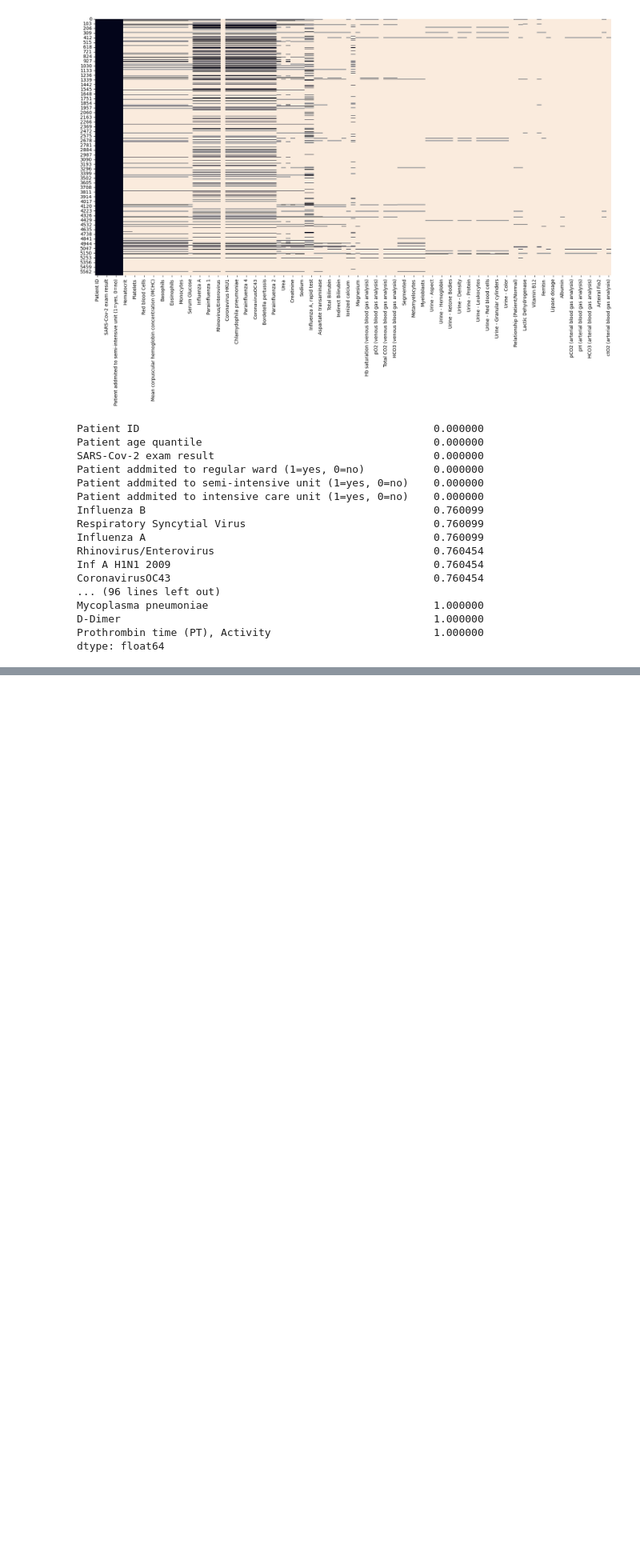
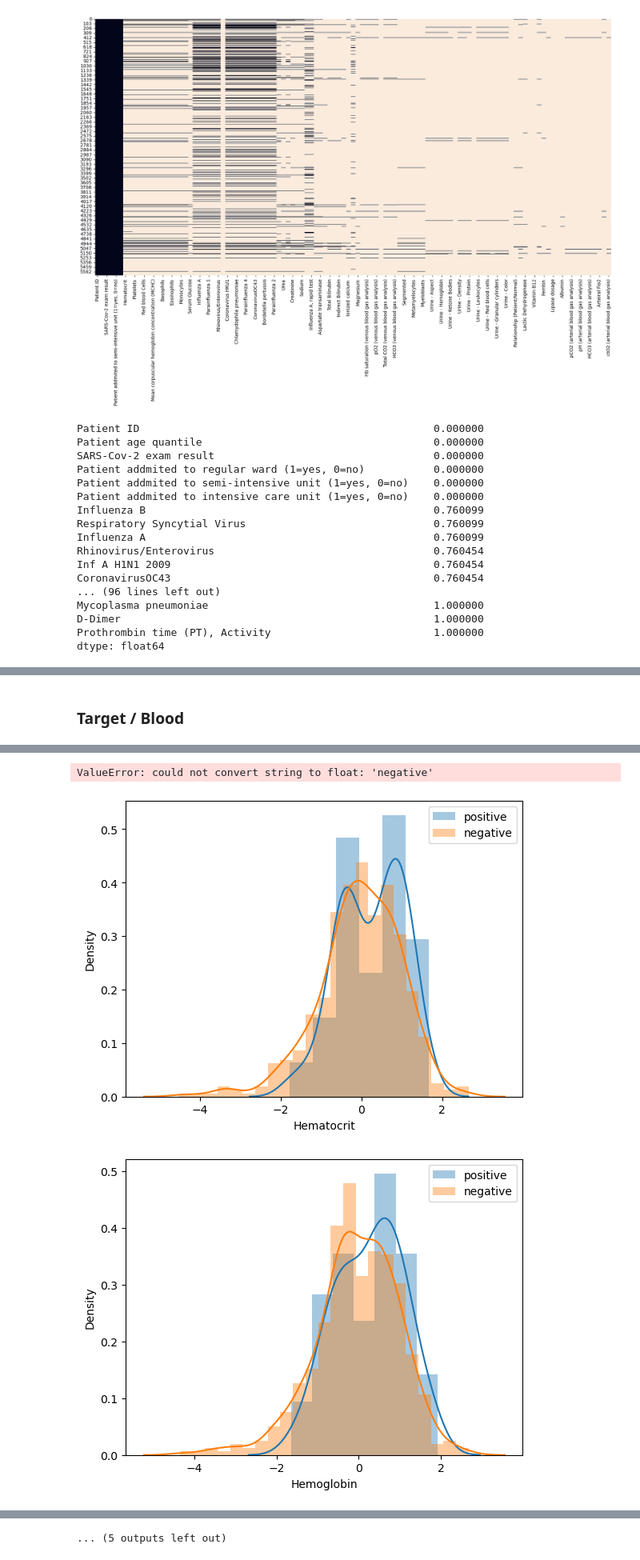
Before and after one commit to lebrislo/machine-learning-course, a Jupyter notebook: projet_covid.ipynb, the cells around one changed output, grey strips where cells are left out. Shown at 80% size. Saved outputs shown, nothing was run; the diff lists cells and outputs as text; code cells hidden in the pictures; blank space fills up the shorter version.

```diff
--- a/projet_covid.ipynb
+++ b/projet_covid.ipynb
@@ -74,0 +141,3 @@ dtype: float64
+# %%
+for col in dataset.select_dtypes('object'):
+    print(f'{col :-<50}, {dataset[col].unique()}')
@@ -74,0 +167,8 @@ dtype: float64
+# %%
+positive = dataset[dataset['SARS-Cov-2 exam result'] == 'positive']
+negative = dataset[dataset['SARS-Cov-2 exam result'] == 'negative']
+# %%
+missing_rate = dataset.isna().sum()/dataset.shape[0]
+# %%
+blood_columns = dataset.columns[(missing_rate < 0.9) & (missing_rate > 0.8)]
+blood_columns
@@ -74,0 +195,9 @@ dtype: float64
+# %% [markdown]
+### Target / Blood
+# %%
+for col in blood_columns:
+    plt.figure()
+    sns.distplot(positive[col], label='positive')
+    sns.distplot(negative[col], label='negative')
+    plt.legend()
+# %% [output]
@@ -74,0 +221,3 @@ dtype: float64
+ValueError: could not convert string to float: 'negative'
+[figure, added]
+[figure, added]
@@ -74,0 +232 @@ dtype: float64
+... (5 outputs left out)
```
Also changed, not shown: parts of 19 cells of this notebook.
